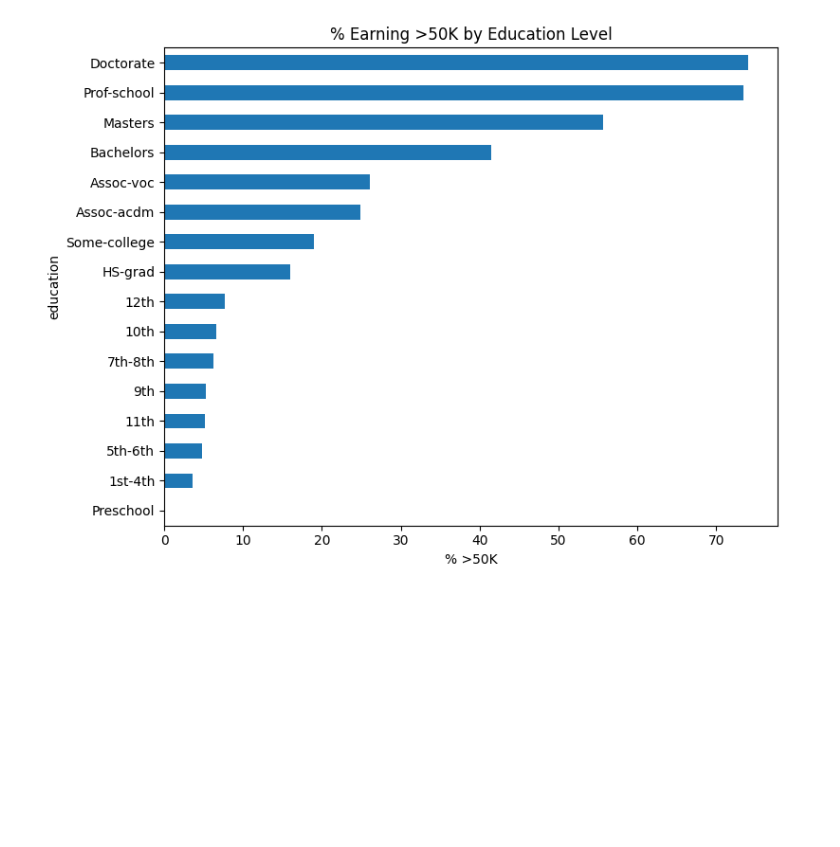
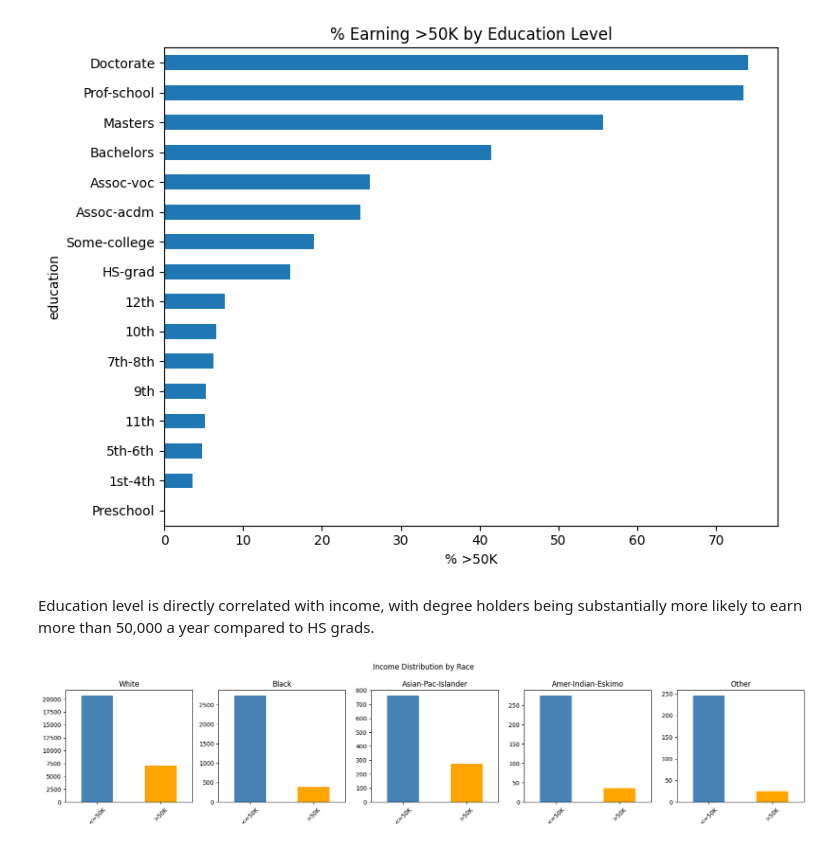
Before and after one commit to ewhitela/project-template, a Jupyter notebook: irvine_adults.ipynb, the cells around one changed output. Cells and saved outputs as stored; diff of their text form; code cells hidden in the pictures; blank space fills up the shorter version.

```diff
--- a/irvine_adults.ipynb
+++ b/irvine_adults.ipynb
@@ -90,3 +88,20 @@ plt.tight_layout()
 plt.show()
 # %% [output]
 [figure]
+# %% [markdown]
+Education level is directly correlated with income, with degree holders being substantially more likely to earn more than 50,000 a year compared to HS grads.
+# %%
+races = df['race'].unique()
+fig, axes = plt.subplots(1, len(races), figsize=(18, 4))
+
+for ax, race in zip(axes, races):
+    df[df['race'] == race]['income'].value_counts().plot(kind='bar', ax=ax, color=['steelblue', 'orange'])
+    ax.set_title(race)
+    ax.set_xlabel('')
+    ax.tick_params(axis='x', rotation=45)
+
+plt.suptitle('Income Distribution by Race')
+plt.tight_layout()
+plt.show()
+# %% [output]
+[figure, added]
```
Also changed, not shown: parts of 11 cells of this notebook.
